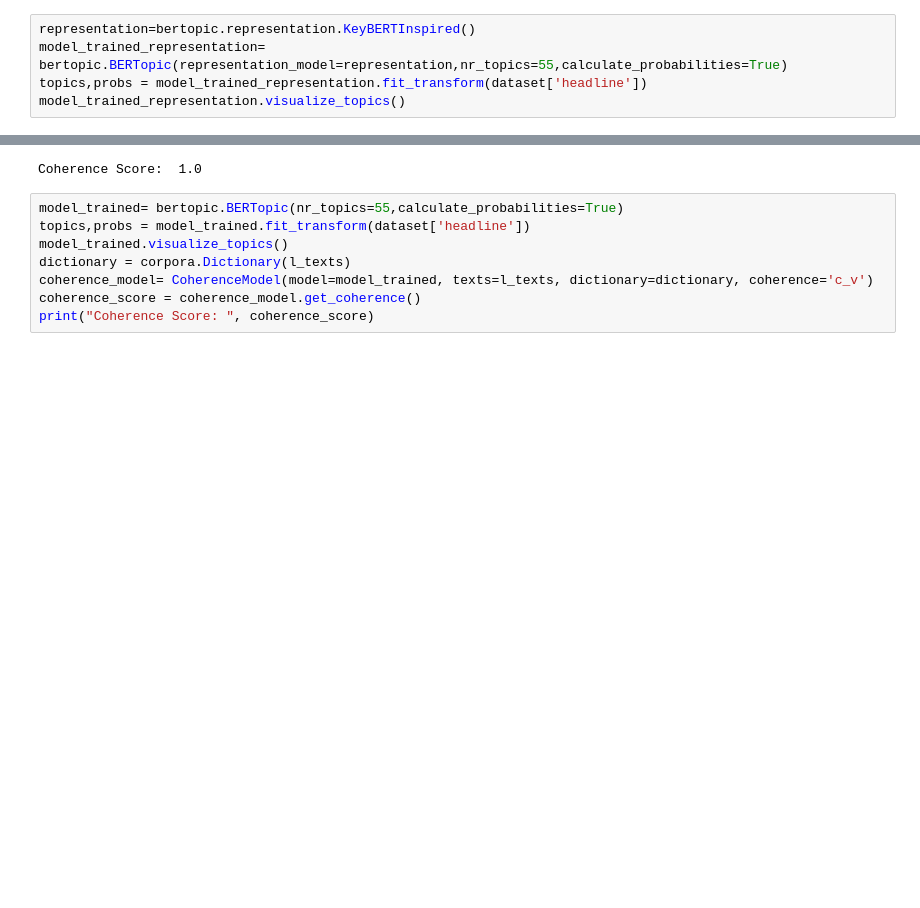
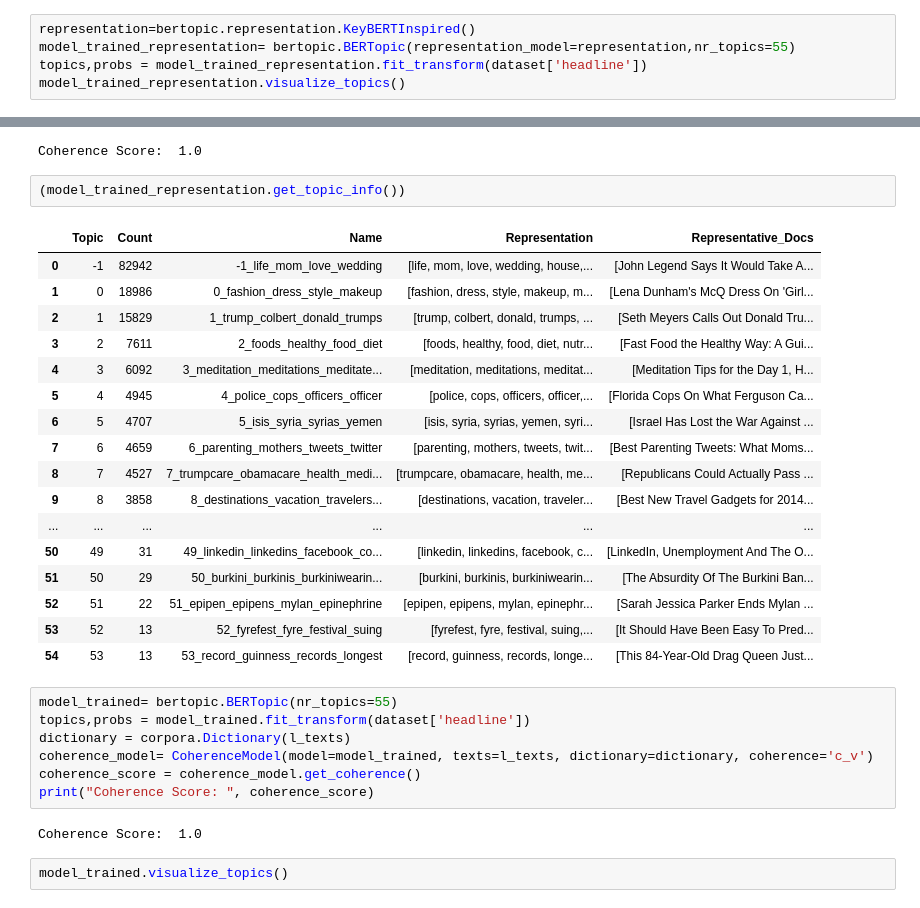
Before and after one commit to Daitori/NLP, a Jupyter notebook: TMP_BERT_HF.ipynb, the cells around one changed output, grey strips where cells are left out. Saved outputs shown, nothing was run; the diff lists cells and outputs as text; blank space fills up the shorter version.

```diff
--- a/TMP_BERT_HF.ipynb
+++ b/TMP_BERT_HF.ipynb
@@ -38,7 +38,7 @@ l_texts = get_l_texts("l_texts.txt")
 import bertopic
 # %%
 representation=bertopic.representation.KeyBERTInspired()
-model_trained_representation= bertopic.BERTopic(representation_model=representation,nr_topics=55,calculate_probabilities=True)
+model_trained_representation= bertopic.BERTopic(representation_model=representation,nr_topics=55)
 topics,probs = model_trained_representation.fit_transform(dataset['headline'])
 model_trained_representation.visualize_topics()
 # %%
@@ -48,11 +48,34 @@ coherence_score = coherence_model.get_coherence()
 print("Coherence Score: ", coherence_score)
 # %% [output]
 Coherence Score:  1.0
+# %%
+(model_trained_representation.get_topic_info())
+# %% [output]
+|  | Topic | Count | Name | Representation | Representative_Docs |
+| 0 | -1 | 82942 | -1_life_mom_love_wedding | [life, mom, love, wedding, house,... | [John Legend Says It Would Take A... |
+| 1 | 0 | 18986 | 0_fashion_dress_style_makeup | [fashion, dress, style, makeup, m... | [Lena Dunham's McQ Dress On 'Girl... |
+| 2 | 1 | 15829 | 1_trump_colbert_donald_trumps | [trump, colbert, donald, trumps, ... | [Seth Meyers Calls Out Donald Tru... |
+| 3 | 2 | 7611 | 2_foods_healthy_food_diet | [foods, healthy, food, diet, nutr... | [Fast Food the Healthy Way: A Gui... |
+| 4 | 3 | 6092 | 3_meditation_meditations_meditate... | [meditation, meditations, meditat... | [Meditation Tips for the Day 1, H... |
+| 5 | 4 | 4945 | 4_police_cops_officers_officer | [police, cops, officers, officer,... | [Florida Cops On What Ferguson Ca... |
+| 6 | 5 | 4707 | 5_isis_syria_syrias_yemen | [isis, syria, syrias, yemen, syri... | [Israel Has Lost the War Against ... |
+| 7 | 6 | 4659 | 6_parenting_mothers_tweets_twitter | [parenting, mothers, tweets, twit... | [Best Parenting Tweets: What Moms... |
+| 8 | 7 | 4527 | 7_trumpcare_obamacare_health_medi... | [trumpcare, obamacare, health, me... | [Republicans Could Actually Pass ... |
+| 9 | 8 | 3858 | 8_destinations_vacation_travelers... | [destinations, vacation, traveler... | [Best New Travel Gadgets for 2014... |
+| ... | ... | ... | ... | ... | ... |
+| 50 | 49 | 31 | 49_linkedin_linkedins_facebook_co... | [linkedin, linkedins, facebook, c... | [LinkedIn, Unemployment And The O... |
+| 51 | 50 | 29 | 50_burkini_burkinis_burkiniwearin... | [burkini, burkinis, burkiniwearin... | [The Absurdity Of The Burkini Ban... |
+| 52 | 51 | 22 | 51_epipen_epipens_mylan_epinephrine | [epipen, epipens, mylan, epinephr... | [Sarah Jessica Parker Ends Mylan ... |
+| 53 | 52 | 13 | 52_fyrefest_fyre_festival_suing | [fyrefest, fyre, festival, suing,... | [It Should Have Been Easy To Pred... |
+| 54 | 53 | 13 | 53_record_guinness_records_longest | [record, guinness, records, longe... | [This 84-Year-Old Drag Queen Just... |
 # %%
-model_trained= bertopic.BERTopic(nr_topics=55,calculate_probabilities=True)
+model_trained= bertopic.BERTopic(nr_topics=55)
 topics,probs = model_trained.fit_transform(dataset['headline'])
-model_trained.visualize_topics()
 dictionary = corpora.Dictionary(l_texts)
 coherence_model= CoherenceModel(model=model_trained, texts=l_texts, dictionary=dictionary, coherence='c_v')
 coherence_score = coherence_model.get_coherence()
 print("Coherence Score: ", coherence_score)
+# %% [output]
+Coherence Score:  1.0
+# %%
+model_trained.visualize_topics()
```
Also changed, not shown: parts of 2 cells of this notebook, 3 other files.
